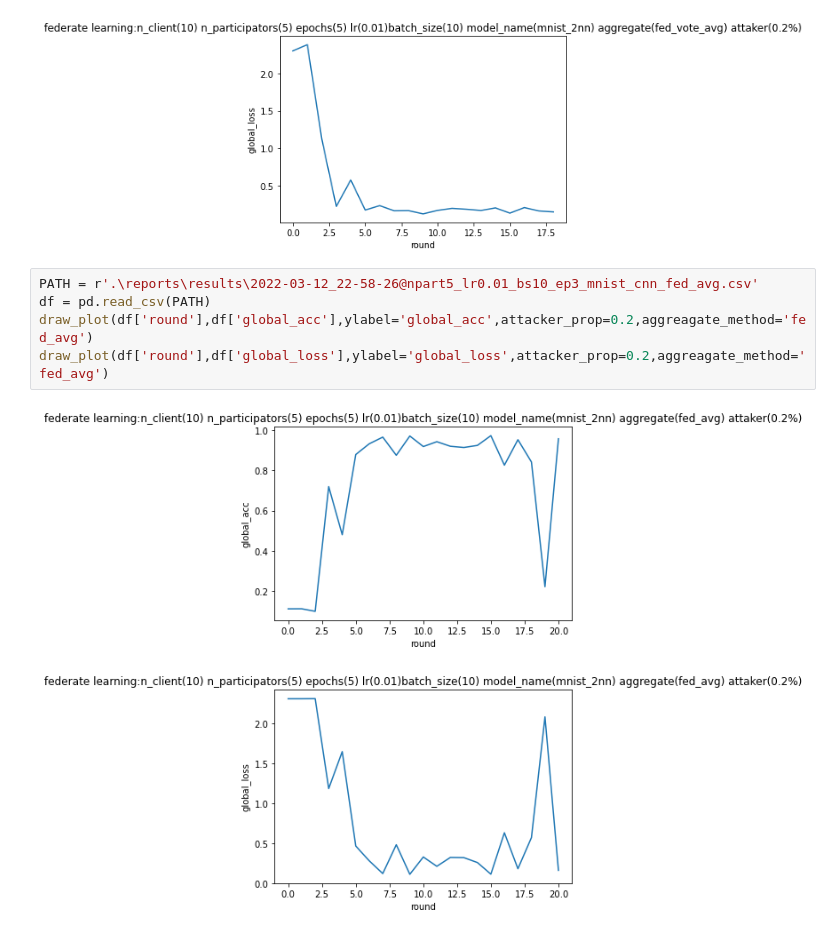
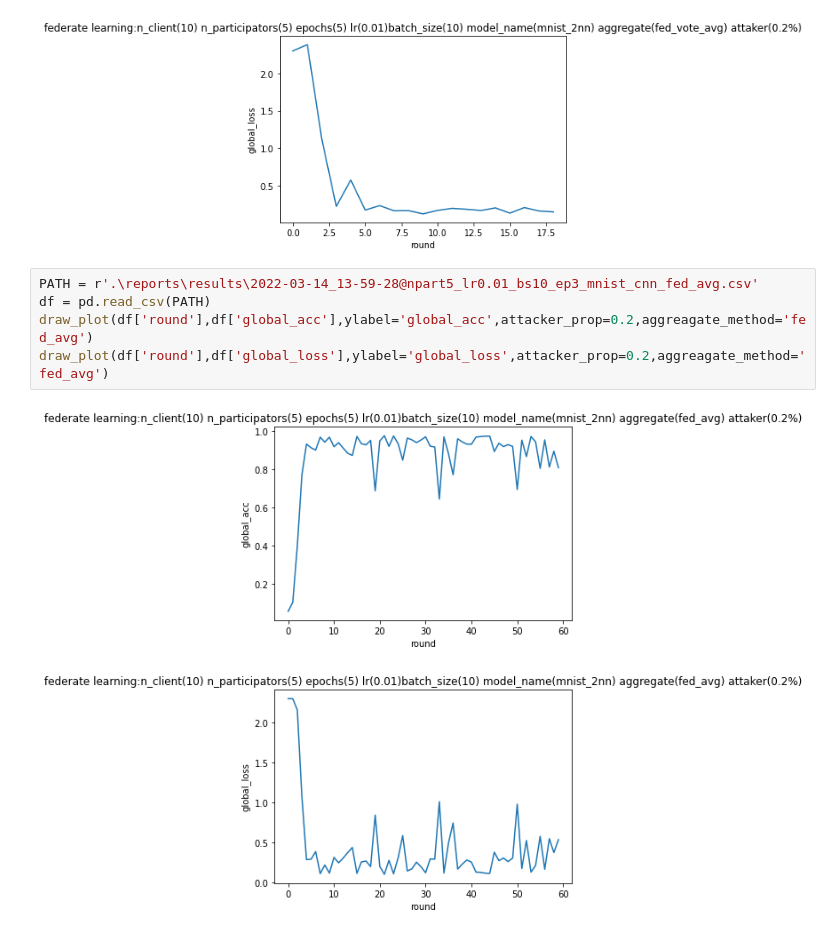
Before and after one commit to kang-ning-code/federate-learning-computing-market, a Jupyter notebook: federate_learning_with_blockchain/client_module/visual.ipynb, the cells around one changed output. Cells and saved outputs as stored; diff of their text form.

```diff
--- a/federate_learning_with_blockchain/client_module/visual.ipynb
+++ b/federate_learning_with_blockchain/client_module/visual.ipynb
@@ -64,10 +64,10 @@ draw_plot(df['round'],df['global_loss'],ylabel='global_loss',attacker_prop=0.2,a
 [figure]
 [figure]
 # %%
-PATH = r'.\reports\results\2022-03-12_22-58-26@npart5_lr0.01_bs10_ep3_mnist_cnn_fed_avg.csv'
+PATH = r'.\reports\results\2022-03-14_13-59-28@npart5_lr0.01_bs10_ep3_mnist_cnn_fed_avg.csv'
 df = pd.read_csv(PATH)
 draw_plot(df['round'],df['global_acc'],ylabel='global_acc',attacker_prop=0.2,aggreagate_method='fed_avg')
 draw_plot(df['round'],df['global_loss'],ylabel='global_loss',attacker_prop=0.2,aggreagate_method='fed_avg')
 # %% [output]
-[figure, old version]
+[figure, new version]
-[figure, old version]
+[figure, new version]
```
Also changed, not shown: 7 other files.
